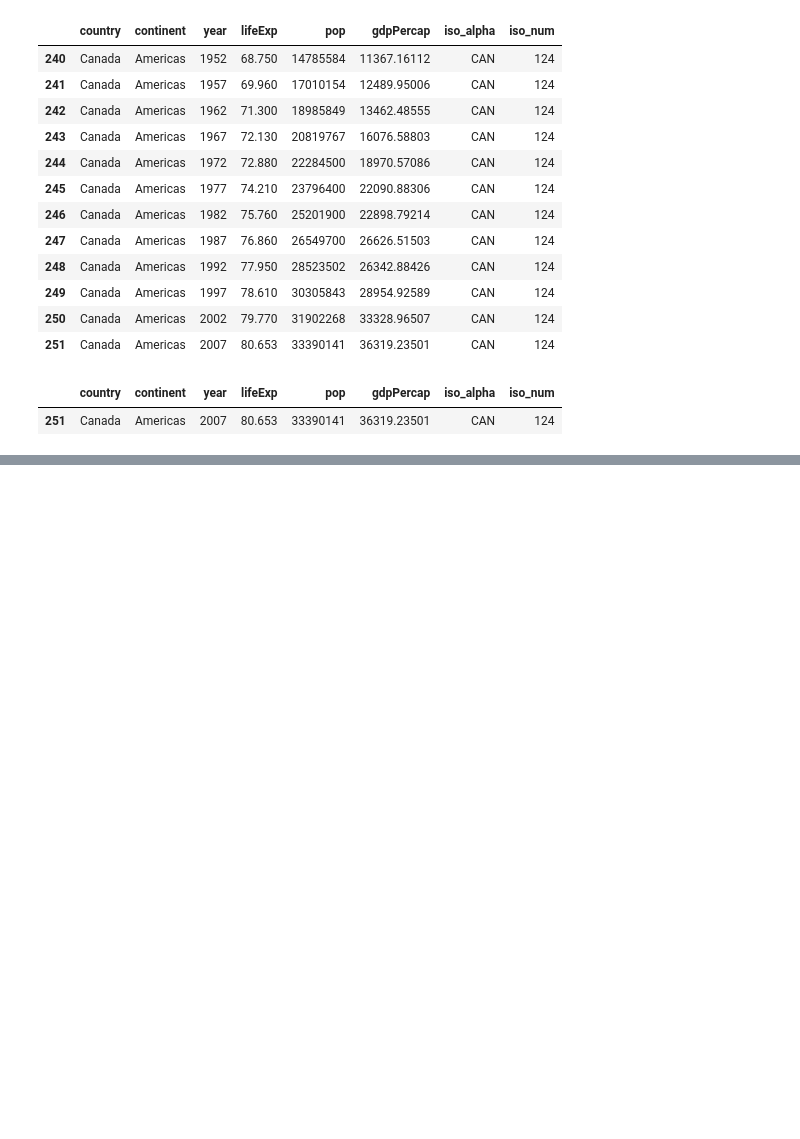
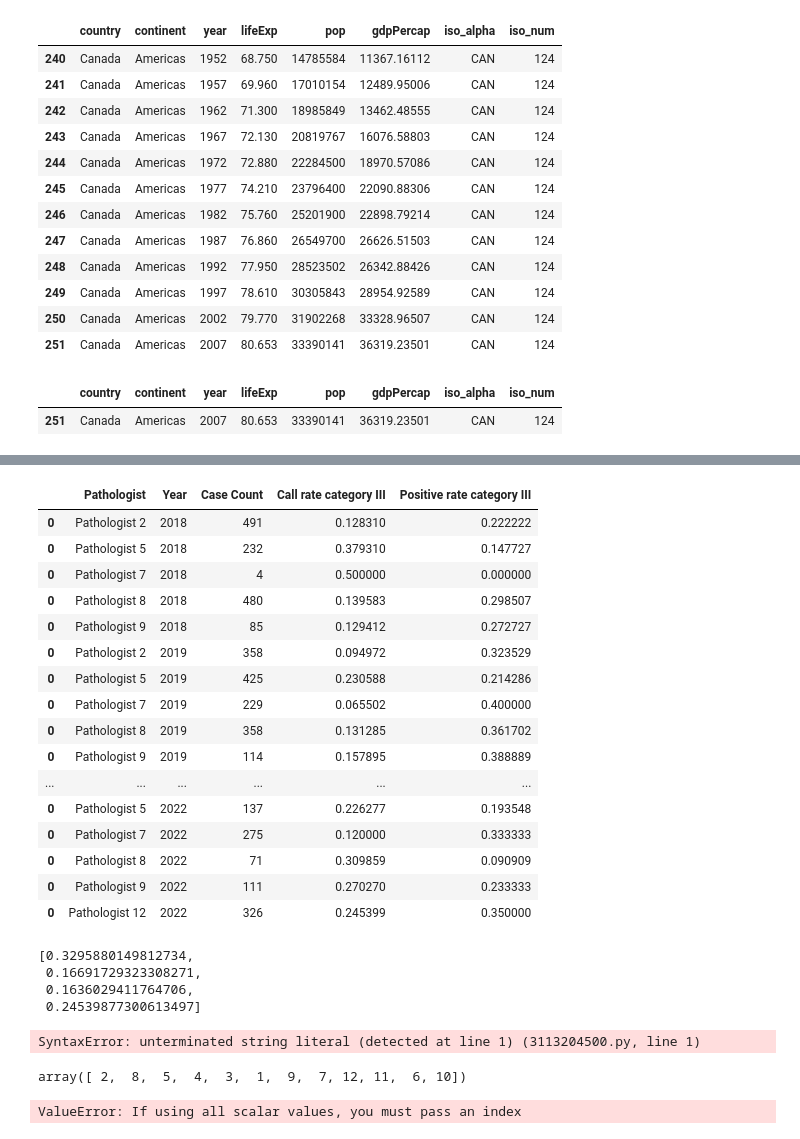
Before and after one commit to mathmax-team/USCAP_Thyroid, a Jupyter notebook: data/USCAP_data.ipynb, the cells around one changed output, grey strips where cells are left out. Cells and saved outputs as stored; diff of their text form; code cells hidden in the pictures; blank space fills up the shorter version.

```diff
--- a/data/USCAP_data.ipynb
+++ b/data/USCAP_data.ipynb
@@ -2444,0 +2967,20 @@ df[df["year"].isin([2007])]
+# %%
+gap_minder_data
+# %% [output]
+|  | Pathologist | Year | Case Count | Call rate category III | Positive rate category III |
+| 0 | Pathologist 2 | 2018 | 491 | 0.128310 | 0.222222 |
+| 0 | Pathologist 5 | 2018 | 232 | 0.379310 | 0.147727 |
+| 0 | Pathologist 7 | 2018 | 4 | 0.500000 | 0.000000 |
+| 0 | Pathologist 8 | 2018 | 480 | 0.139583 | 0.298507 |
+| 0 | Pathologist 9 | 2018 | 85 | 0.129412 | 0.272727 |
+| 0 | Pathologist 2 | 2019 | 358 | 0.094972 | 0.323529 |
+| 0 | Pathologist 5 | 2019 | 425 | 0.230588 | 0.214286 |
+| 0 | Pathologist 7 | 2019 | 229 | 0.065502 | 0.400000 |
+| 0 | Pathologist 8 | 2019 | 358 | 0.131285 | 0.361702 |
+| 0 | Pathologist 9 | 2019 | 114 | 0.157895 | 0.388889 |
+| ... | ... | ... | ... | ... | ... |
+| 0 | Pathologist 5 | 2022 | 137 | 0.226277 | 0.193548 |
+| 0 | Pathologist 7 | 2022 | 275 | 0.120000 | 0.333333 |
+| 0 | Pathologist 8 | 2022 | 71 | 0.309859 | 0.090909 |
+| 0 | Pathologist 9 | 2022 | 111 | 0.270270 | 0.233333 |
+| 0 | Pathologist 12 | 2022 | 326 | 0.245399 | 0.350000 |
@@ -2444,0 +2995,11 @@ df[df["year"].isin([2007])]
+# %%
+list(gap_minder_data[gap_minder_data["Pathologist"]=="Pathologist 12"]["Call rate category III"])
+# %% [output]
+[0.3295880149812734,
+ 0.16691729323308271,
+ 0.1636029411764706,
+ 0.24539877300613497]
+# %%
+list(gap_minder_data[gap_minder_data["Pathologist"]=="Pathologist 12"]["Call rate categor
+# %% [output]
+SyntaxError: unterminated string literal (detected at line 1) (3113204500.py, line 1)
@@ -2444,0 +3008,4 @@ df[df["year"].isin([2007])]
+# %%
+dfLarge["CYTOPATHOLOGIST"].unique()
+# %% [output]
+array([ 2,  8,  5,  4,  3,  1,  9,  7, 12, 11,  6, 10])
@@ -2444,0 +3015,4 @@ df[df["year"].isin([2007])]
+# %%
+B=pd.DataFrame.from_dict(A)
+# %% [output]
+ValueError: If using all scalar values, you must pass an index
```
Also changed, not shown: parts of 58 cells of this notebook, 10 other files.
